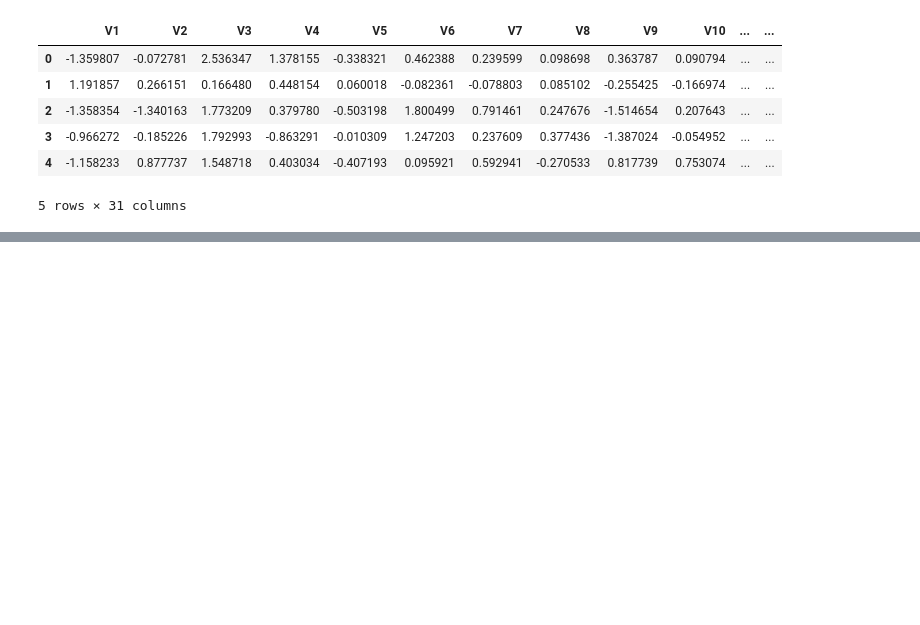
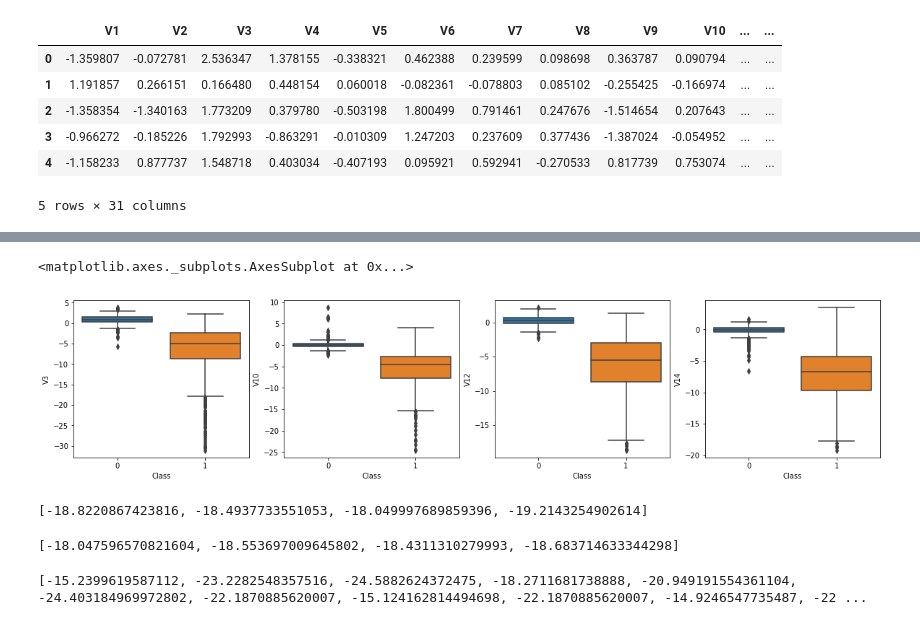
Before and after one commit to vikash4281/CreditcardFraud, a Jupyter notebook: FraudAnalysis.ipynb, the cells around one changed output, grey strips where cells are left out. Drawn from its saved outputs; the diff is of its cells as text; code cells hidden in the pictures; blank space fills up the shorter version.

Commit message:
outliers removed

```diff
--- a/FraudAnalysis.ipynb
+++ b/FraudAnalysis.ipynb
@@ -70,0 +125,47 @@ df.head()
+# %%
+# positive = v2,v11, v19, scaled_time
+# negative = v3, v10, v12, v14
+fig, axes = plt.subplots(1,4,figsize = (20,4))
+sns.boxplot(x='Class',y='V3',data=new_df,ax = axes[0])
+sns.boxplot(x='Class',y='V10',data=new_df,ax=axes[1])
+sns.boxplot(x='Class', y='V12',data=new_df,ax = axes[2])
+sns.boxplot(x='Class', y='V14',data=new_df,ax=axes[3])
+# %% [output]
+<matplotlib.axes._subplots.AxesSubplot at 0x...>
+[figure, added]
+# %%
+# removing v14 outliers
+fraud_v14 = new_df['V14'].loc[new_df['Class']==1].values
+q25,q75 = np.percentile(fraud_v14,25), np.percentile(fraud_v14,75)
+iqr_v14 = q75-q25
+cut_off_v14 = iqr_v14 *1.5
+lower_v14,upper_v14 = q25-cut_off_v14,q75+cut_off_v14
+outliers = [x for x in fraud_v14 if x < lower_v14 or x > upper_v14]
+print(outliers)
+new_df = new_df.drop(new_df[(new_df['V14'] > upper_v14) | (new_df['V14']< lower_v14)].index)
+# %% [output]
+[-18.8220867423816, -18.4937733551053, -18.049997689859396, -19.2143254902614]
+# %%
+# removing v12 outliers
+fraud_v12 = new_df['V12'].loc[new_df['Class']==1].values
+q25,q75 = np.percentile(fraud_v12,25),np.percentile(fraud_v12,75)
+iqr_v12 = q75-q25
+cut_off_v12 = iqr_v12*1.5
+lower_v12 , upper_v12 = q25-cut_off_v12 , q75+cut_off_v12
+outliers = [x for x in fraud_v12 if x < lower_v12 or x > upper_v12]
+print(outliers)
+new_df = new_df.drop(new_df[(new_df['V12'] > upper_v12) | (new_df['V12'] < lower_v12)].index)
+# %% [output]
+[-18.047596570821604, -18.553697009645802, -18.4311310279993, -18.683714633344298]
+# %%
+# removing v10 outliers
+fraud_v10 = new_df['V10'].loc[new_df['Class']==1].values
+q25,q75 = np.percentile(fraud_v10,25), np.percentile(fraud_v10,75)
+iqr_v10 = q75-q25
+cut_off_v10 = iqr_v10 * 1.5
+lower_v10, upper_v10 = q25-cut_off_v10, q75+ cut_off_v10
+outliers = [x for x in fraud_v10 if x < lower_v10 or x > upper_v10]
+print(outliers)
+new_df = new_df.drop(new_df[(new_df['V10'] > upper_v10) | (new_df['V10'] < lower_v10)].index)
+# %% [output]
+[-15.2399619587112, -23.2282548357516, -24.5882624372475, -18.2711681738888, -20.949191554361104, -24.403184969972802, -22.1870885620007, -15.124162814494698, -22.1870885620007, -14.9246547735487, -22 ...
```
Also changed, not shown: parts of 5 cells of this notebook, 1 other file.
